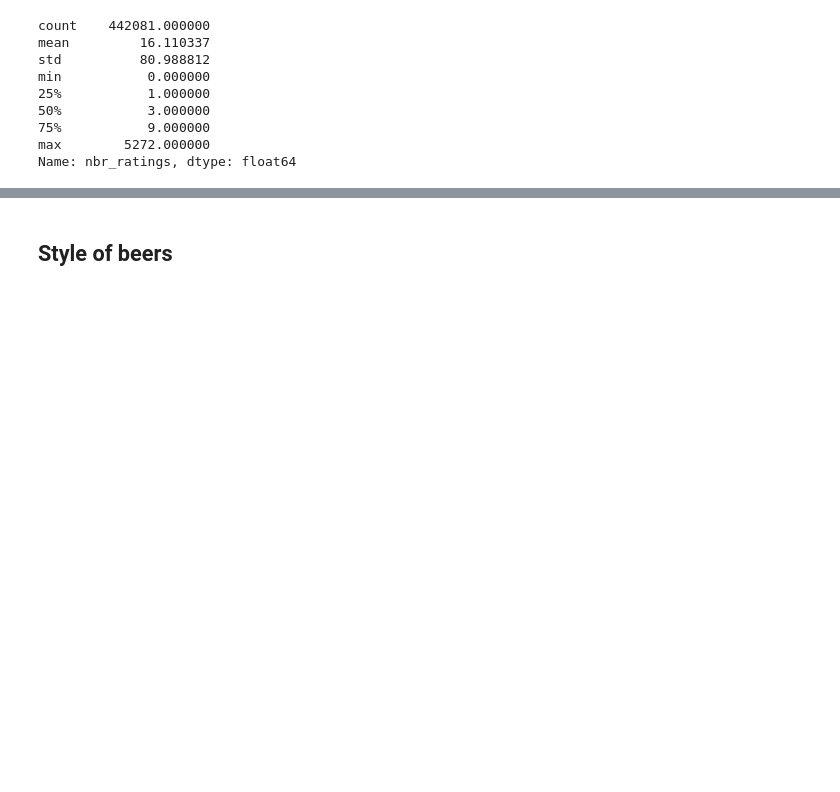
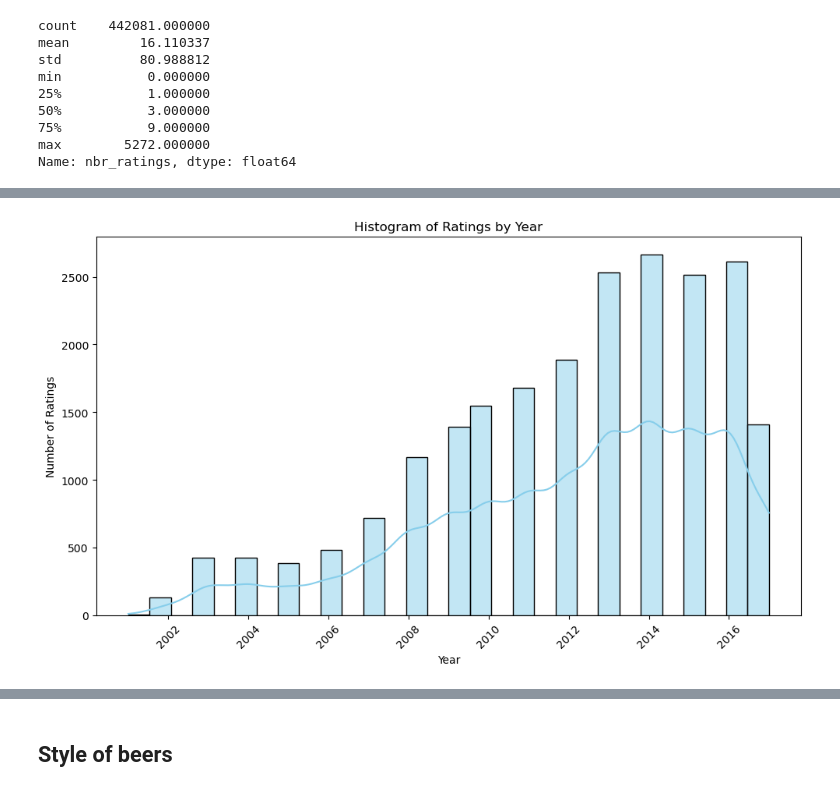
Before and after one commit to epfl-ada/ada-2023-project-dondada, a Jupyter notebook: MilestoneP2.ipynb, the cells around one changed output, grey strips where cells are left out. Drawn from its saved outputs; the diff is of its cells as text; code cells hidden in the pictures; blank space fills up the shorter version.

```diff
--- a/MilestoneP2.ipynb
+++ b/MilestoneP2.ipynb
@@ -17,13 +17,20 @@ data_path = os.path.join(parent_folder_path, "data")
 
 path_ba = data_path + '/BeerAdvocate'
 path_rb = data_path + '/RateBeer'
+path_mbd = data_path + '/matched_beer_data'
 
 beers_ba = pd.read_csv(f"{path_ba}/{'beers.csv'}")
 users_ba = pd.read_csv(f"{path_ba}/{'users.csv'}")
 breweries_ba = pd.read_csv(f"{path_ba}/{'breweries.csv'}")
+
 beers_rb = pd.read_csv(f"{path_rb}/{'beers.csv'}")
 users_rb = pd.read_csv(f"{path_rb}/{'users.csv'}")
 breweries_rb = pd.read_csv(f"{path_rb}/{'breweries.csv'}")
+
+ratings_mbd = pd.read_csv(f"{path_mbd}/{'ratings.csv'}", header = 1)
+beers_mbd = pd.read_csv(f"{path_mbd}/{'beers.csv'}", header = 1)
+breweries_mbd = pd.read_csv(f"{path_mbd}/{'breweries.csv'}", header = 1)
+users_mbd = pd.read_csv(f"{path_mbd}/{'users.csv'}", header = 1)
 # %%
 def import_gz(path):
     try:
@@ -75,6 +82,11 @@ breweries_ba_f = breweries_ba.copy(deep=True)
 beers_rb_f = beers_rb.copy(deep=True)
 users_rb_f = users_rb.copy(deep=True)
 breweries_rb_f = breweries_rb.copy(deep=True)
+
+ratings_mbd_f = ratings_mbd.copy(deep=True)
+breweries_mbd_f = breweries_mbd.copy(deep=True)
+beers_mbd_f = beers_mbd.copy(deep=True)
+users_mbd_f = users_mbd.copy(deep=True)
 # %% [markdown]
 # 1. beers.csv file study
 # %%
@@ -201,0 +235,14 @@ Name: nbr_ratings, dtype: float64
+# %%
+# Convert Unix timestamps to 'YYYY-MM-DD' format and handle non-timestamp values
+def convert_to_date(value):
+    try:
+        return pd.to_datetime(value, unit='s').strftime('%Y-%m-%d')
+    except (TypeError, ValueError):
+        return value
+
+ratings_mbd_f['date'] = ratings_mbd_f.iloc[:, 7].apply(convert_to_date)
+
+# Extract only the year from the 'date' column (assuming 'date' is already in datetime format)
+ratings_mbd_f['year'] = pd.to_datetime(ratings_mbd_f['date'], errors='coerce', format='%Y-%m-%d', utc=True).dt.year
+
+print(ratings_mbd_f['year'])
@@ -201,0 +262,12 @@ Name: nbr_ratings, dtype: float64
+# %%
+# Plot the numbers of ratings/year
+plt.figure(figsize=(10, 6))
+sns.histplot(data=ratings_mbd_f, x='year', bins=30, kde=True, color='skyblue')
+plt.title('Histogram of Ratings by Year')
+plt.xlabel('Year')
+plt.ylabel('Number of Ratings')
+plt.xticks(rotation=45)
+plt.tight_layout()
+plt.show()
+# %% [output]
+[figure, added]
```
Also changed, not shown: parts of 7 cells of this notebook.
